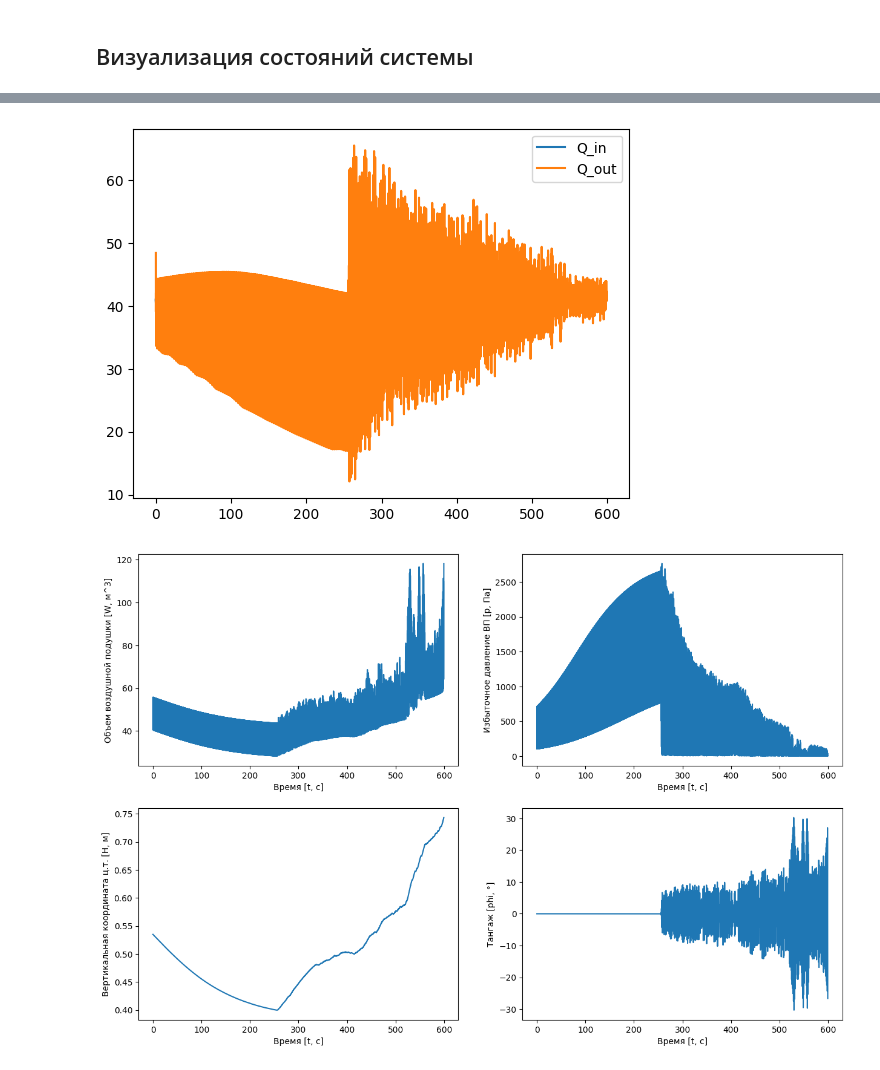
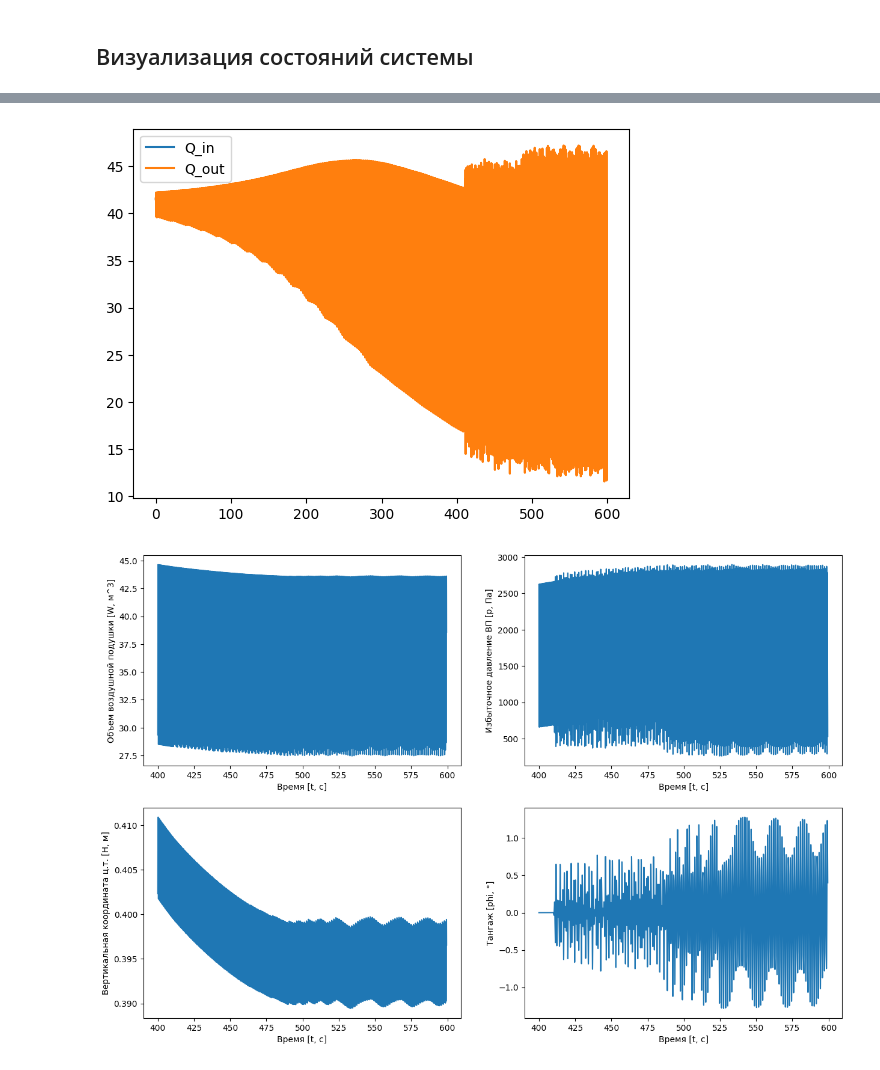
Before and after one commit to shustrov38/jubilant-bassoon, a Jupyter notebook: scripts/approx.ipynb, the cells around one changed output, grey strips where cells are left out. Drawn from its saved outputs; the diff is of its cells as text; code cells hidden in the pictures.

```diff
--- a/scripts/approx.ipynb
+++ b/scripts/approx.ipynb
@@ -167,7 +174,7 @@ print(f'{popt[0]} + {popt[1]} * np.exp({popt[2]} * x)')
 # %%
 SIMULATION_DT = 1e-5 * 1000
 
-df = pd.read_csv(RESOURCES_PATH / 'sim_12.csv', delimiter=';')
+df = pd.read_csv(RESOURCES_PATH / 'sim_13.csv', delimiter=';')
 df['dt'] = df.index * SIMULATION_DT
 df.head(10)
 # %% [output]
@@ -190,28 +197,28 @@ ax.plot(tb['dt'], tb['Q_out'], label='Q_out')
 plt.legend()
 plt.plot();
 # %% [output]
-[figure, old version]
+[figure, new version]
 # %%
-tb = df #[1000:2000]
+tb = df[40000:60000]
 
 fig, ((ax1, ax2), (ax3, ax4)) = plt.subplots(2, 2, figsize=(15, 10))
 
 ax1.plot(tb['dt'], tb['W'])
 ax1.set_ylabel('Объем воздушной подушки [W, м^3]')
 ax1.set_xlabel('Время [t, с]')
 
 ax2.plot(tb['dt'], tb['p'])
 ax2.set_ylabel('Избыточное давление ВП [p, Па]')
 ax2.set_xlabel('Время [t, с]')
 
 ax3.plot(tb['dt'], tb['H'])
 ax3.set_ylabel('Вертикальная координата ц.т. [H, м]')
 ax3.set_xlabel('Время [t, с]')
 
 ax4.plot(tb['dt'], list(map(math.degrees, tb['phi'])))
 ax4.set_ylabel('Тангаж [phi, °]')
 ax4.set_xlabel('Время [t, с]')
 
 plt.plot();
 # %% [output]
-[figure, old version]
+[figure, new version]
```
Also changed, not shown: parts of 3 cells of this notebook, 3 other files.
